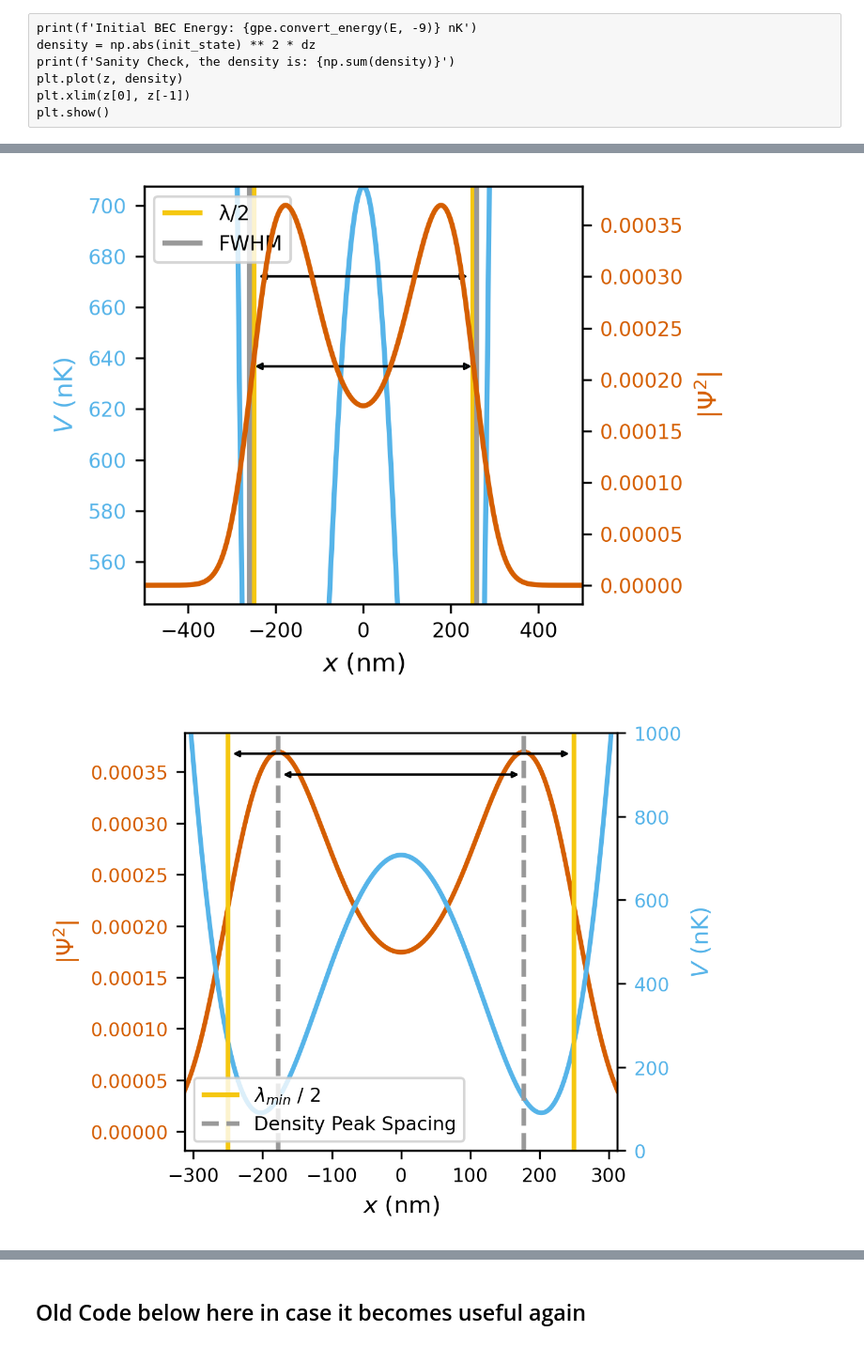
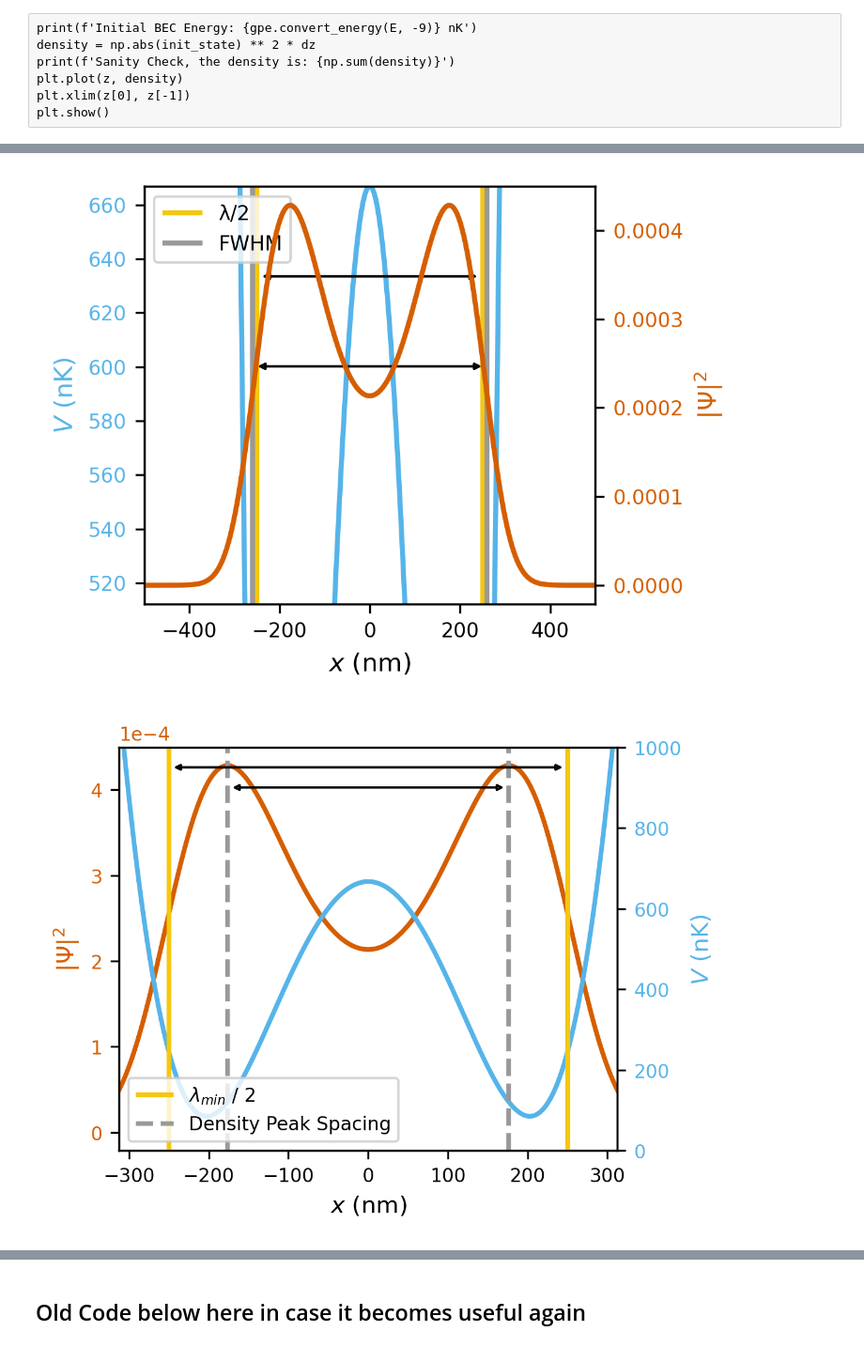
Before and after one commit to dustindberg/GPE, a Jupyter notebook: BEC_TwoFieldExample.ipynb, the cells around one changed output, grey strips where cells are left out. Shown at 94% size. Cells and saved outputs as stored; diff of their text form; code cells hidden in the pictures.

Commit message:
Two Field Example Final tweaks.

```diff
--- a/BEC_TwoFieldExample.ipynb
+++ b/BEC_TwoFieldExample.ipynb
@@ -111,7 +111,7 @@ principal_wavelength = atomic_transition(transition)
 # Resonance frequency of the atomic transition in units of 2π Hz to keep units consistent,
 ω_0 = 2 * np.pi * speed_of_light / principal_wavelength * 1e9
 # Model parameters for dimensionless units.
-ω_x = 0.5 * 2 * np.pi  # From experimental cigar length params
+ω_x = 0.25 * 2 * np.pi  # From experimental cigar length params
 ω_yz = 500 * 2 * np.pi
 N = 2e3
 
@@ -243,7 +243,7 @@ Define Laser Params and the simulation grid
 λ_control = np.array([1000, 1200])
 λ_min = min(λ_control)
 # Target wavelength (equal to the width of the superoscillations window)
-λ_target = 0.2 * principal_wavelength
+λ_target = 0.2 * principal_wavelength  # 0.2*
 # Wavevectors in dimensionless units for computation purposes
 k_target = 2 * np.pi / gpe.dimless_x(λ_target, -9)
 k = 2 * np.pi * (gpe.dimless_x(λ_control, -9) ** -1)
@@ -251,7 +251,8 @@ k = 2 * np.pi * (gpe.dimless_x(λ_control, -9) ** -1)
 # Set the dimensionless length of the window for superoscillations here
 window = gpe.dimless_x(λ_target, -9)
 # Limit the full range of pulse to the characteristic length
-x_lim = gpe.dimless_x(0.5 * gpe.L_x)
+x_lim = gpe.dimless_x(9, -6)
+print(f'Compare the characteristic length {gpe.L_x*1e6} μm vs the full wave length: {2 * gpe.convert_x(x_lim, -6)} μm')
 x_res = 2 ** 15
 dx = 2 * x_lim / x_res
 
@@ -689,6 +597,6 @@ plt.show()
 # %%
 # Visual Assesment Modifier
-vam = 1.03e8
+vam = 1e8
 
 winamps = winner_amps * vam
 
@@ -1091,53 +1003,54 @@ ax1.legend(loc='upper left')
 ax1.set_ylabel('$V$ (nK)', color=ok['blue'])
 ax1.tick_params('y', labelcolor=ok['blue'])
 
-ax2.set_ylabel('|$\\Psi^2$|', color=ok['red'])
+ax2.set_ylabel('$|\\Psi|^2$', color=ok['red'])
 ax2.tick_params('y', labelcolor=ok['red'])
 
 ax1.set_xlabel('$x$ (nm)')
-plt.savefig(f'{file_path}/{file_name}_ResultsWithAddendum_{test_field_tag}.pdf')
+plt.savefig(f'{file_path}/{file_name}_ResultsWithFWHM_{test_field_tag}.pdf')
 plt.tight_layout()
 plt.show()
 # %% [output]
-[figure, old version]
+[figure, new version]
 # %%
 """
 Run this cell for peak seperation
 """
 plot_min = 0
 plot_max = 1000
-fig=plt.figure(lay4444 S Galvezout='constrained')
+fig=plt.figure(layout='constrained')
 ax1=fig.add_subplot(111)
 ax1.plot(gpe.convert_x(z, -9), density, color=ok['red'], zorder=0)
 
 ax1.set_xlim(-1.25*λ_min/4, 1.25*λ_min/4)
 
 ax2 = ax1.twinx()
 
 ax2.plot(gpe.convert_x(z, -9), gpe.convert_energy(sys_params['initial_trap'](z), -9))
 ax2.vlines([-λ_min/4, λ_min/4], 0, plot_max, color=ok['amber'], label='$λ_{min}$ / 2')
 ax2.vlines(gpe.convert_x(peak_locations, -9), 0, plot_max, color=ok['grey'], linestyle='--', label='Density Peak Spacing')
 ax2.add_patch(patches.FancyArrowPatch(
     (-λ_min/4, 0.95*plot_max),
     (λ_min/4, 0.95*plot_max),
      arrowstyle='<|-|>', mutation_scale=5)).set_zorder(3)
 ax2.add_patch(patches.FancyArrowPatch(
     (gpe.convert_x(peak_locations[0], -9), 0.9*plot_max),
     (gpe.convert_x(peak_locations[1], -9), 0.9*plot_max),
     arrowstyle='<|-|>', mutation_scale=5)).set_zorder(4)
 
 
 
 ax2.set_ylim(plot_min, plot_max)
 ax2.legend(loc='lower left').set_zorder(10)
 ax2.set_ylabel('$V$ (nK)', color=ok['blue'])
 ax2.tick_params('y', labelcolor=ok['blue'])
 
-ax1.set_ylabel('|$\\Psi^2$|', color=ok['red'])
+ax1.set_ylabel('$|\\Psi|^2$', color=ok['red'])
+ax1.ticklabel_format(style='sci', axis='y', scilimits=(0, 1e-4))
 ax1.tick_params('y', labelcolor=ok['red'])
 
 ax1.set_xlabel('$x$ (nm)')
 plt.savefig(f'{file_path}/{file_name}_ResultsWithPeaks_{test_field_tag}.pdf')
 plt.show()
 # %% [output]
-[figure, old version]
+[figure, new version]
```
Also changed, not shown: parts of 23 cells of this notebook.
